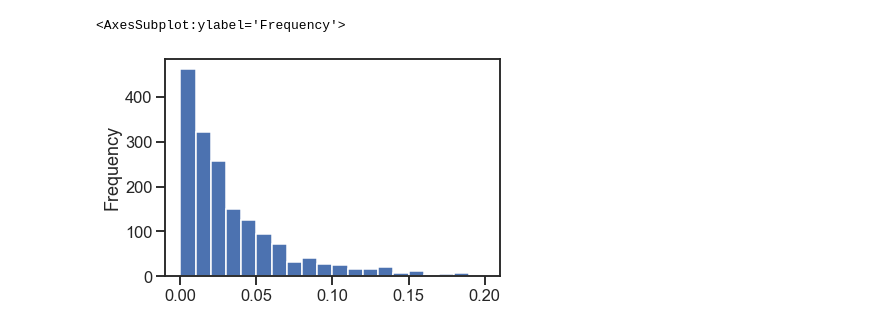
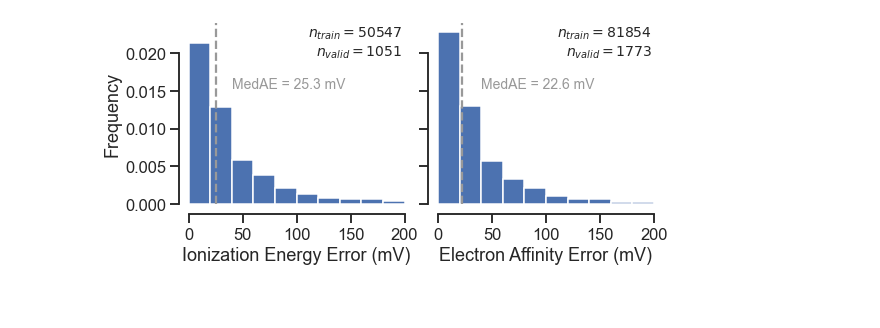
Before and after one commit to shreesowndarya/spin_gnn, a Jupyter notebook: plot_test_redox.ipynb, the cells around one changed output. Cells and saved outputs as stored; diff of their text form; code cells hidden in the pictures; blank space fills up the shorter version.

```diff
--- a/plot_test_redox.ipynb
+++ b/plot_test_redox.ipynb
@@ -126,11 +114,42 @@ redox_valid['pred electron affinity'] = predicted_redox[:, 1]
 # %%
 redox_valid['err ionization energy'] = (redox_valid['pred ionization energy'] - redox_valid['ionization energy']).abs()
 redox_valid['err electron affinity'] = (redox_valid['pred electron affinity'] - redox_valid['electron affinity']).abs()
-# %%
-redox_valid['err electron affinity'].plot.hist(range=(0, .2), bins=20)
-# %% [output]
-<AxesSubplot:ylabel='Frequency'>
-[figure, removed]
+# %%
+fig, axs = plt.subplots(nrows=1, ncols=2, figsize=(8, 3.5), sharey=True, sharex=True)
+
+axs[0].hist(redox_valid['err ionization energy'] * 1000, range=(0, 200), density=True)
+axs[1].hist(redox_valid['err electron affinity'] * 1000, range=(0, 200), density=True)
+
+axs[0].text(.99, .99, f"$n_{{train}} = {len(redox_df[redox_df.smiles.isin(data['train'])]['ionization energy'].dropna())}$\n$n_{{valid}} = {len(redox_valid['err ionization energy'].dropna())}$",
+            transform=axs[0].transAxes,
+            ha='right', va='top', fontsize=14)
+
+axs[1].text(.99, .99, f"$n_{{train}} = {len(redox_df[redox_df.smiles.isin(data['train'])]['electron affinity'].dropna())}$\n$n_{{valid}} = {len(redox_valid['err electron affinity'].dropna())}$",
+            transform=axs[1].transAxes,
+            ha='right', va='top', fontsize=14)
+
+med_ae = 1000*redox_valid['err ionization energy'].median()
+axs[0].axvline(med_ae, ls='--', color='.6')
+axs[0].text(.2, .7, f"MedAE = {med_ae:.1f} mV",
+            transform=axs[0].transAxes,
+            ha='left', va='top', fontsize=14, color='.6')
+
+axs[1].axvline(1000*redox_valid['err electron affinity'].median(), ls='--', color='.6')
+med_ae = 1000*redox_valid['err electron affinity'].median()
+axs[1].text(.2, .7, f"MedAE = {med_ae:.1f} mV",
+            transform=axs[1].transAxes,
+            ha='left', va='top', fontsize=14, color='.6')
+
+axs[0].set_ylabel('Frequency')
+axs[0].set_xlabel('Ionization Energy Error (mV)')
+axs[1].set_xlabel('Electron Affinity Error (mV)')
+
+axs[0].set_xlim([0, 200])
+
+plt.tight_layout()
+sns.despine(trim=True, offset=10)
+# %% [output]
+[figure, added]
 # %%
 redox_valid['err ionization energy'].median()
 # %% [output]
```
Also changed, not shown: parts of 17 cells of this notebook, 31 other files.
